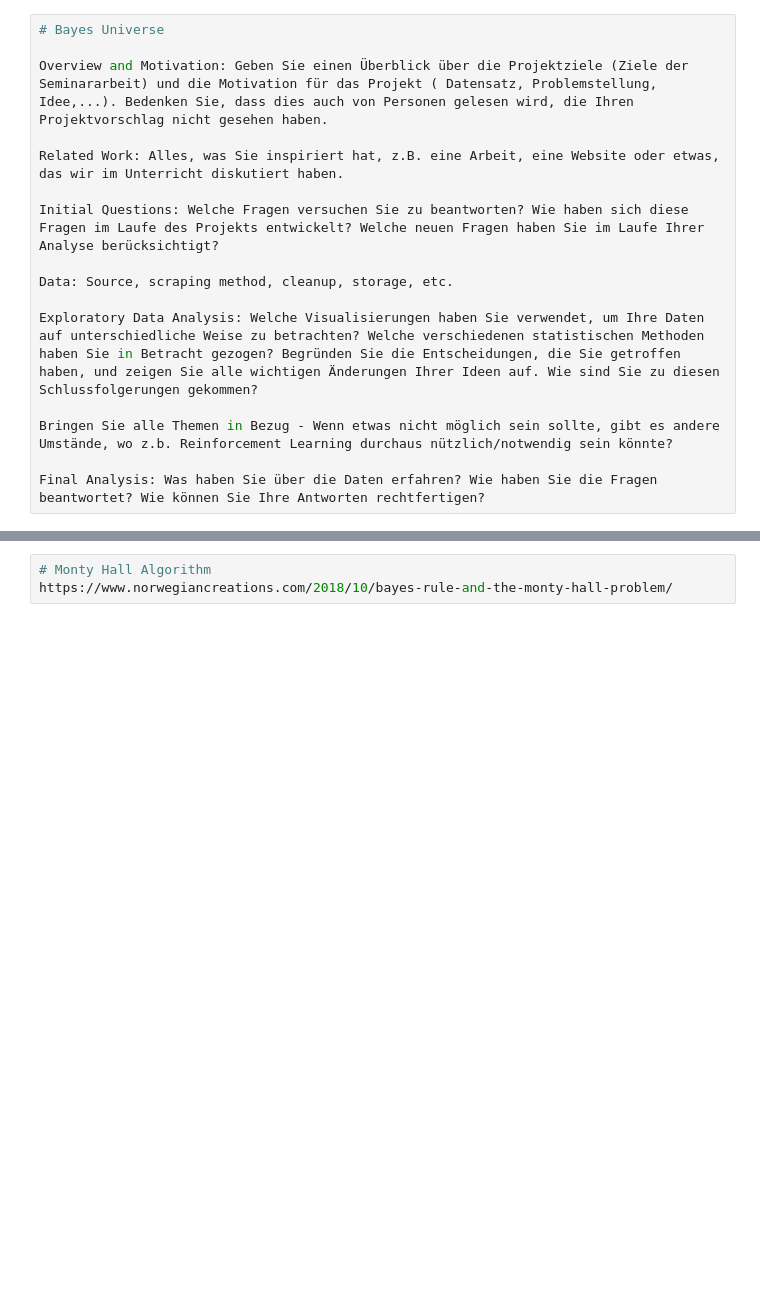
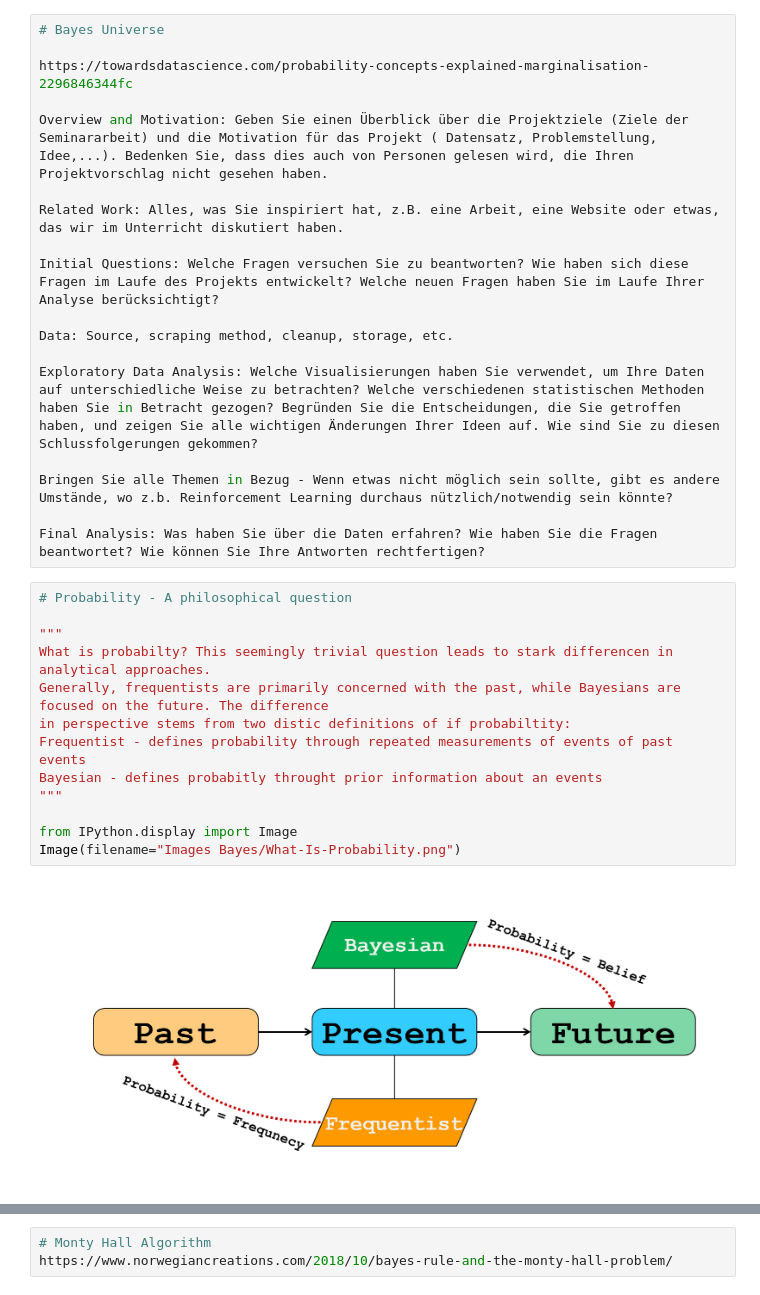
Before and after one commit to RageJohnny/algo_seminararbeit, a Jupyter notebook: Bayes-Universe.ipynb, the cells around one changed output, grey strips where cells are left out. Cells and saved outputs as stored; diff of their text form; blank space fills up the shorter version.

```diff
--- a/Bayes-Universe.ipynb
+++ b/Bayes-Universe.ipynb
@@ -1,5 +1,7 @@
 # %%
 # Bayes Universe
+
+https://towardsdatascience.com/probability-concepts-explained-marginalisation-2296846344fc
 
 Overview and Motivation: Geben Sie einen Überblick über die Projektziele (Ziele der Seminararbeit) und die Motivation für das Projekt ( Datensatz, Problemstellung, Idee,...). Bedenken Sie, dass dies auch von Personen gelesen wird, die Ihren Projektvorschlag nicht gesehen haben.
 
@@ -14,3 +16,18 @@ Exploratory Data Analysis: Welche Visualisierungen haben Sie verwendet, um Ihre
 Bringen Sie alle Themen in Bezug - Wenn etwas nicht möglich sein sollte, gibt es andere Umstände, wo z.b. Reinforcement Learning durchaus nützlich/notwendig sein könnte?
 
 Final Analysis: Was haben Sie über die Daten erfahren? Wie haben Sie die Fragen beantwortet? Wie können Sie Ihre Antworten rechtfertigen?
+# %%
+# Probability - A philosophical question
+
+"""
+What is probabilty? This seemingly trivial question leads to stark differencen in analytical approaches.
+Generally, frequentists are primarily concerned with the past, while Bayesians are focused on the future. The difference
+in perspective stems from two distic definitions of if probabiltity:
+Frequentist - defines probability through repeated measurements of events of past events
+Bayesian - defines probabitly throught prior information about an events
+"""
+
+from IPython.display import Image
+Image(filename="Images Bayes/What-Is-Probability.png")
+# %% [output]
+[figure, added]
```
Also changed, not shown: parts of 8 cells of this notebook, 10 other files.
